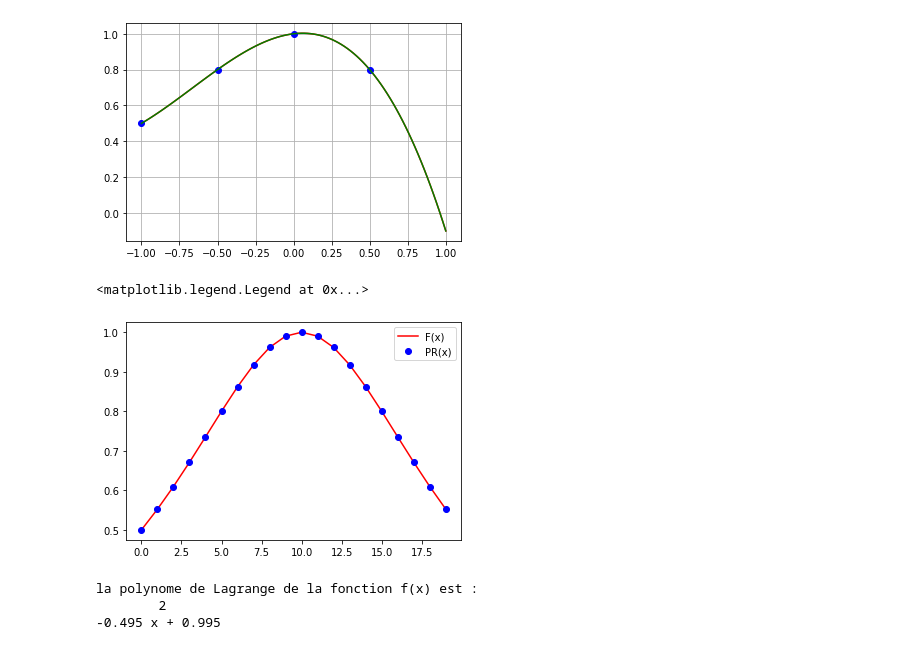
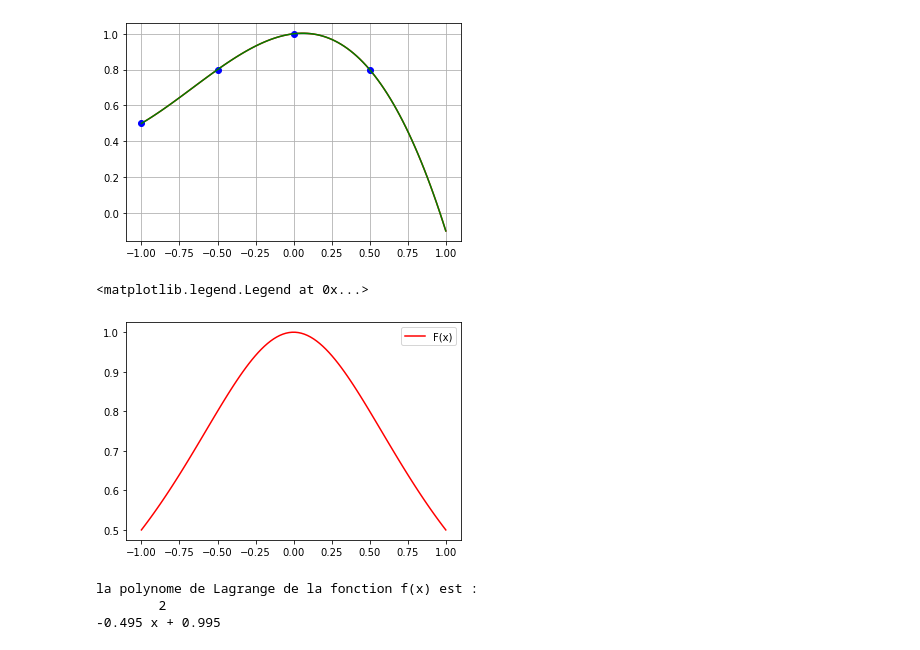
Before and after one commit to lindabouallegue/Analyse_Numerique, a Jupyter notebook: TP2/TP2_E.ipynb, the cells around one changed output. Drawn from its saved outputs; the diff is of its cells as text; code cells hidden in the pictures.

```diff
--- a/TP2/TP2_E.ipynb
+++ b/TP2/TP2_E.ipynb
@@ -126,17 +126,16 @@ plt.show()
 # %%
 import matplotlib.pyplot as plt
 from numpy import linspace
-x=np.arange(-1,1,0.1)
+x=[-1,0.1,1]
 f=lambda x: 1/(1+x**2)
 
 t=linspace(-1,1,100)
 
-plt.plot([f(t)for t in x],'r',label="F(x)")
-plt.plot([PR(x,y,c)for c in x],'bo',label="PR(x)")
+plt.plot(t,f(t),'r',label="F(x)")
 plt.legend()
 # %% [output]
 <matplotlib.legend.Legend at 0x...>
-[figure, old version]
+[figure, new version]
 # %%
 from scipy.interpolate import lagrange
 import numpy as np
```
Also changed, not shown: parts of 2 cells of this notebook.
